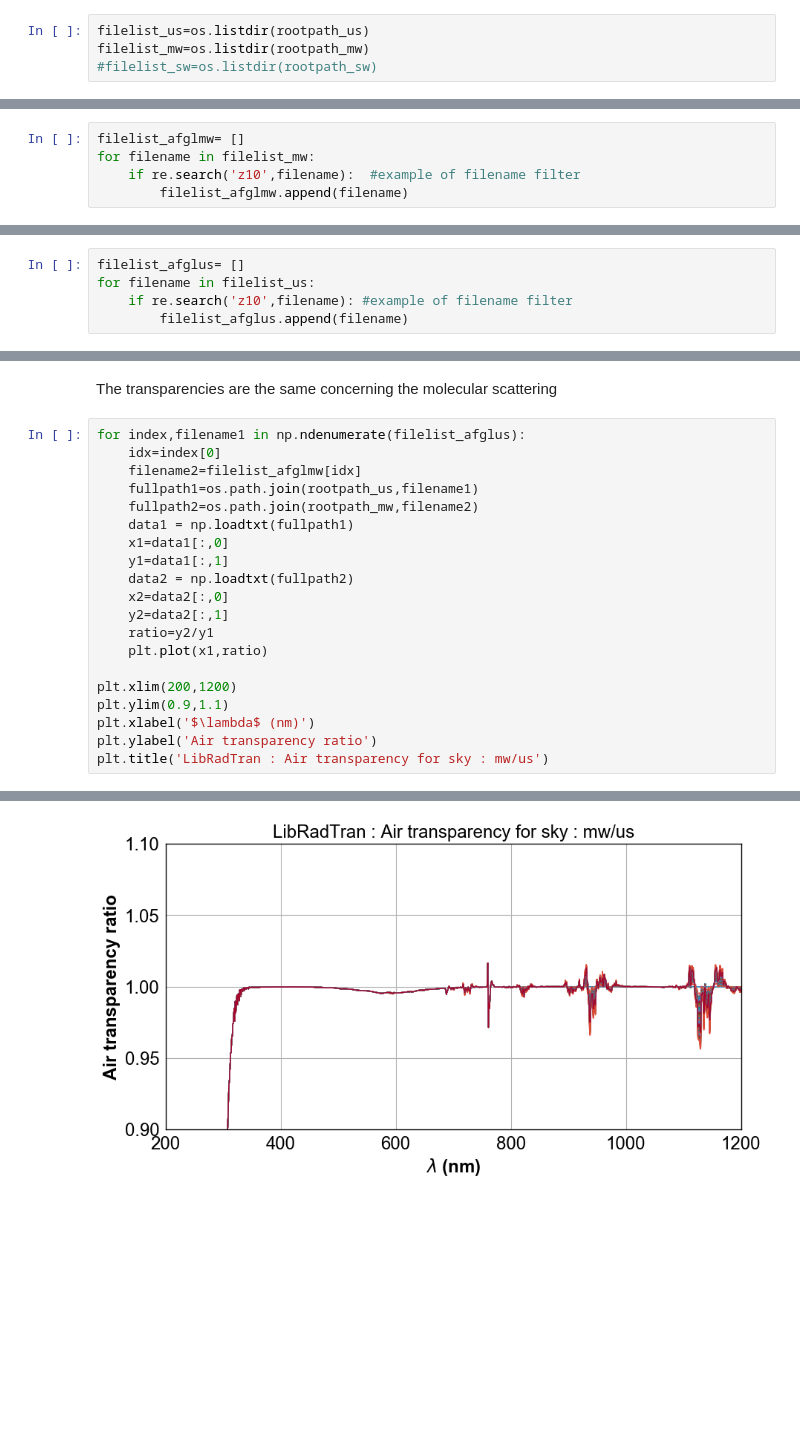
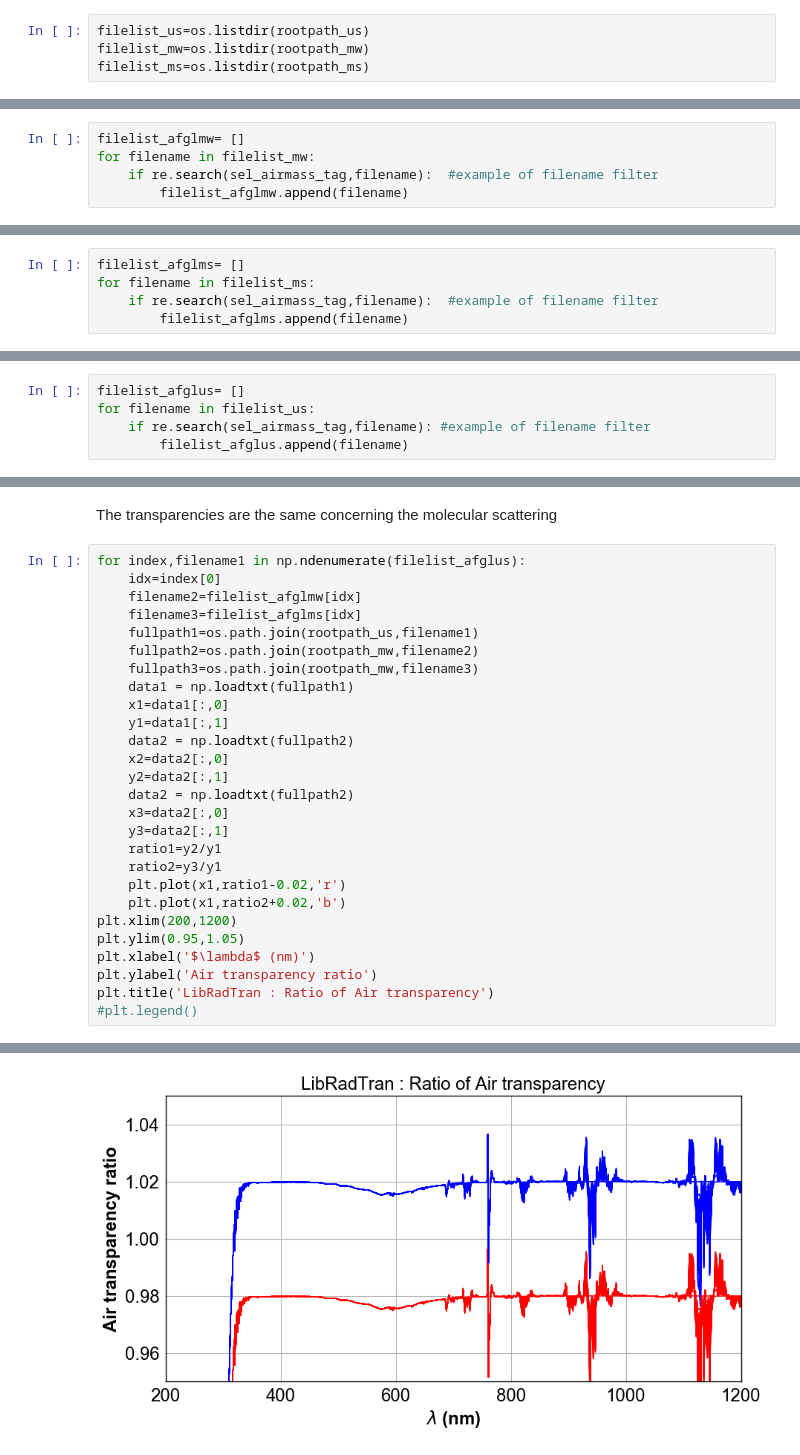
Before and after one commit to LSSTDESC/PC5AtmosphericExtinction, a Jupyter notebook: LibRadTran/notebooks/Show_RT_OH_pp_sa_rt_wv.ipynb, the cells around one changed output, grey strips where cells are left out. Cells and saved outputs as stored; diff of their text form; blank space fills up the shorter version.

Commit message:
update script to simulate OHP transparency without scattering

```diff
--- a/LibRadTran/notebooks/Show_RT_OH_pp_sa_rt_wv.ipynb
+++ b/LibRadTran/notebooks/Show_RT_OH_pp_sa_rt_wv.ipynb
@@ -43,11 +52,11 @@ rootpath_sw='../simulations/RT/2.0.1/OH/pp/sw/sa/rt/wv/out/'
 # %%
 filelist_us=os.listdir(rootpath_us)
 filelist_mw=os.listdir(rootpath_mw)
-#filelist_sw=os.listdir(rootpath_sw)
+filelist_ms=os.listdir(rootpath_ms)
 # %% [markdown]
 ### Make a sublist of the files for sky afglmw
 # %%
 filelist_afglmw= []
 for filename in filelist_mw:
-    if re.search('z10',filename):  #example of filename filter
+    if re.search(sel_airmass_tag,filename):  #example of filename filter
         filelist_afglmw.append(filename)
@@ -54,7 +65,12 @@ for filename in filelist_mw:
+# %%
+filelist_afglms= []
+for filename in filelist_ms:
+    if re.search(sel_airmass_tag,filename):  #example of filename filter
+        filelist_afglms.append(filename)
 # %% [markdown]
 ### Make a sublist of the files for sky afglus
 # %%
 filelist_afglus= []
 for filename in filelist_us:
-    if re.search('z10',filename): #example of filename filter
+    if re.search(sel_airmass_tag,filename): #example of filename filter
         filelist_afglus.append(filename)
@@ -101,23 +135,30 @@ The transparencies are the same concerning the molecular scattering
 # %%
 for index,filename1 in np.ndenumerate(filelist_afglus):
     idx=index[0]
     filename2=filelist_afglmw[idx]
+    filename3=filelist_afglms[idx]
     fullpath1=os.path.join(rootpath_us,filename1)
     fullpath2=os.path.join(rootpath_mw,filename2)
+    fullpath3=os.path.join(rootpath_mw,filename3)
     data1 = np.loadtxt(fullpath1)
     x1=data1[:,0]
     y1=data1[:,1]
     data2 = np.loadtxt(fullpath2)
     x2=data2[:,0]
     y2=data2[:,1]
-    ratio=y2/y1
-    plt.plot(x1,ratio)
-
+    data2 = np.loadtxt(fullpath2)
+    x3=data2[:,0]
+    y3=data2[:,1]
+    ratio1=y2/y1
+    ratio2=y3/y1
+    plt.plot(x1,ratio1-0.02,'r')
+    plt.plot(x1,ratio2+0.02,'b')
 plt.xlim(200,1200)
-plt.ylim(0.9,1.1)
+plt.ylim(0.95,1.05)
 plt.xlabel('$\lambda$ (nm)')
 plt.ylabel('Air transparency ratio')
-plt.title('LibRadTran : Air transparency for sky : mw/us')
+plt.title('LibRadTran : Ratio of Air transparency')
+#plt.legend()
 # %% [output]
 <matplotlib.text.Text at 0x...>
-[figure, old version]
+[figure, new version]
```
Also changed, not shown: parts of 12 cells of this notebook, 2 other files.
